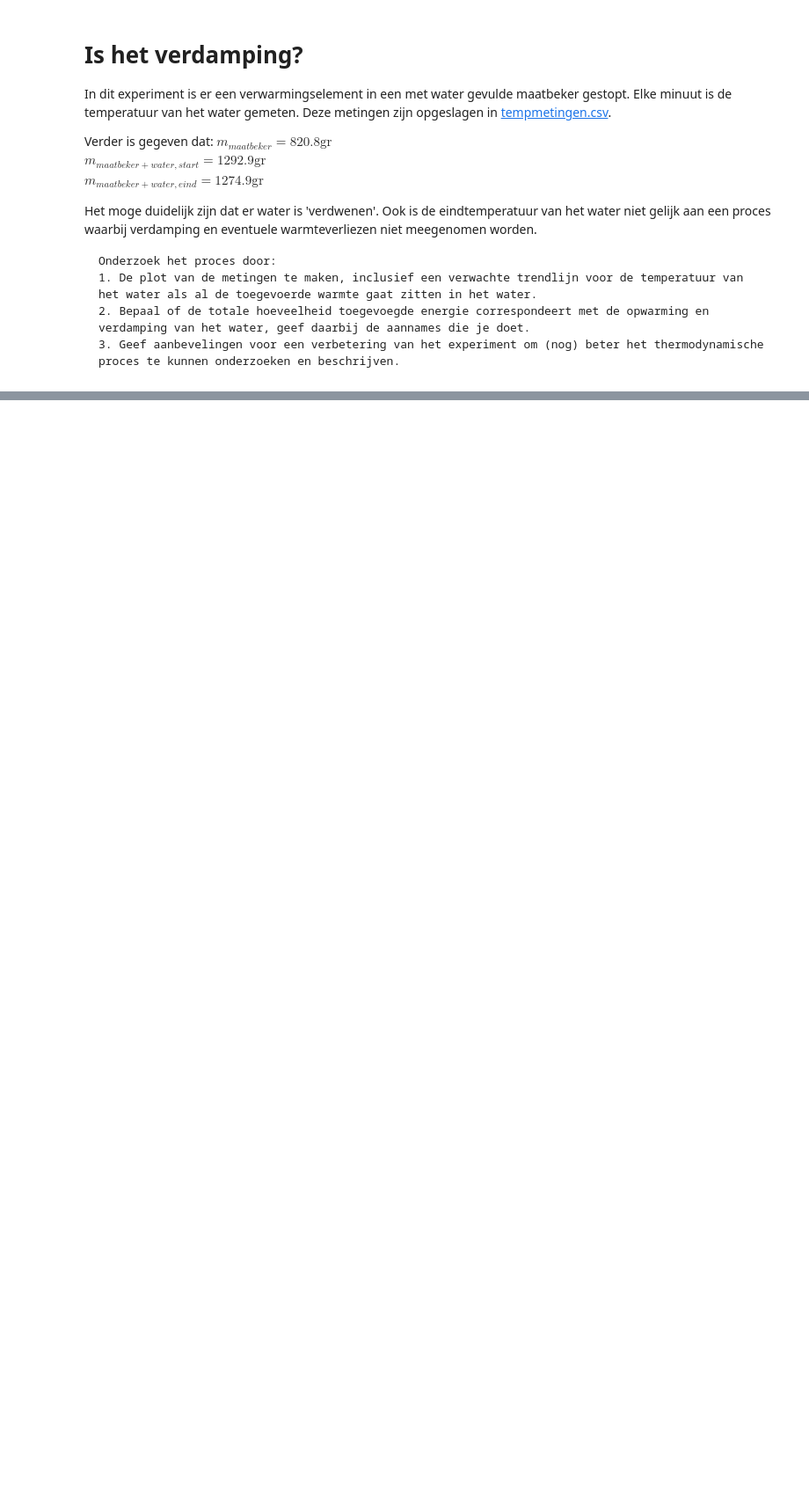
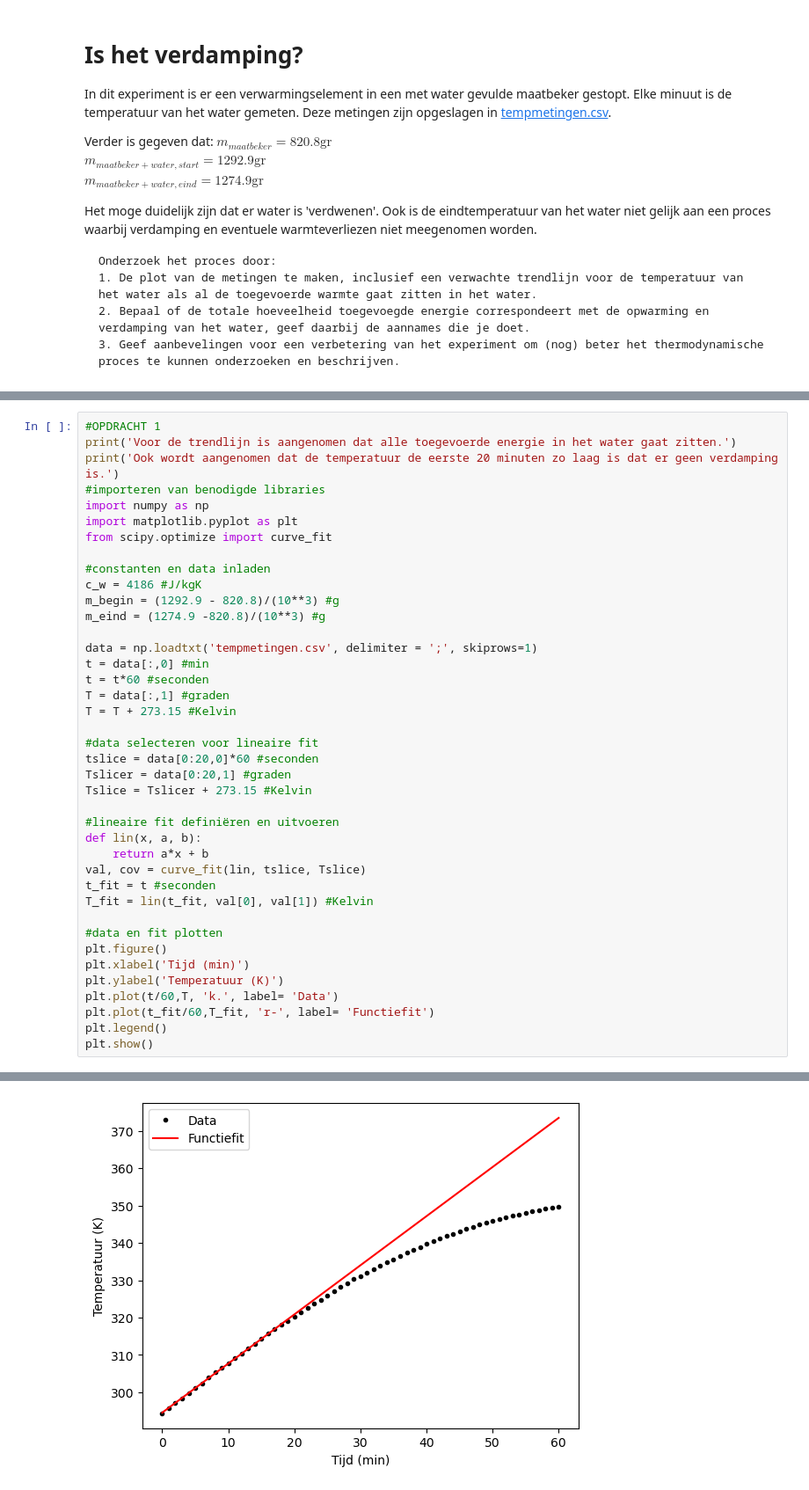
Before and after one commit to Eerkje/Annet-Erik, a Jupyter notebook: Content/Labs/Verdamping.ipynb, the cells around one changed output, grey strips where cells are left out. Shown at 88% size. Cells and saved outputs as stored; diff of their text form; blank space fills up the shorter version.

Commit message:
Verdamping afgemaakt, recap Ekin

```diff
--- a/Content/Labs/Verdamping.ipynb
+++ b/Content/Labs/Verdamping.ipynb
@@ -76,0 +21,41 @@ Als water bij 100 graden is verdampt water meteen
+# %%
+#OPDRACHT 1
+print('Voor de trendlijn is aangenomen dat alle toegevoerde energie in het water gaat zitten.')
+print('Ook wordt aangenomen dat de temperatuur de eerste 20 minuten zo laag is dat er geen verdamping is.')
+#importeren van benodigde libraries
+import numpy as np
+import matplotlib.pyplot as plt
+from scipy.optimize import curve_fit
+
+#constanten en data inladen
+c_w = 4186 #J/kgK
+m_begin = (1292.9 - 820.8)/(10**3) #g
+m_eind = (1274.9 -820.8)/(10**3) #g
+
+data = np.loadtxt('tempmetingen.csv', delimiter = ';', skiprows=1)
+t = data[:,0] #min
+t = t*60 #seconden
+T = data[:,1] #graden
+T = T + 273.15 #Kelvin
+
+#data selecteren voor lineaire fit
+tslice = data[0:20,0]*60 #seconden
+Tslicer = data[0:20,1] #graden
+Tslice = Tslicer + 273.15 #Kelvin
+
+#lineaire fit definiëren en uitvoeren
+def lin(x, a, b):
+    return a*x + b
+val, cov = curve_fit(lin, tslice, Tslice)
+t_fit = t #seconden
+T_fit = lin(t_fit, val[0], val[1]) #Kelvin
+
+#data en fit plotten
+plt.figure()
+plt.xlabel('Tijd (min)')
+plt.ylabel('Temperatuur (K)')
+plt.plot(t/60,T, 'k.', label= 'Data')
+plt.plot(t_fit/60,T_fit, 'r-', label= 'Functiefit')
+plt.legend()
+plt.show()
+# %% [output]
@@ -76,0 +64 @@ Als water bij 100 graden is verdampt water meteen
+[figure, added]
```
Also changed, not shown: parts of 8 cells of this notebook, 1 other file.
